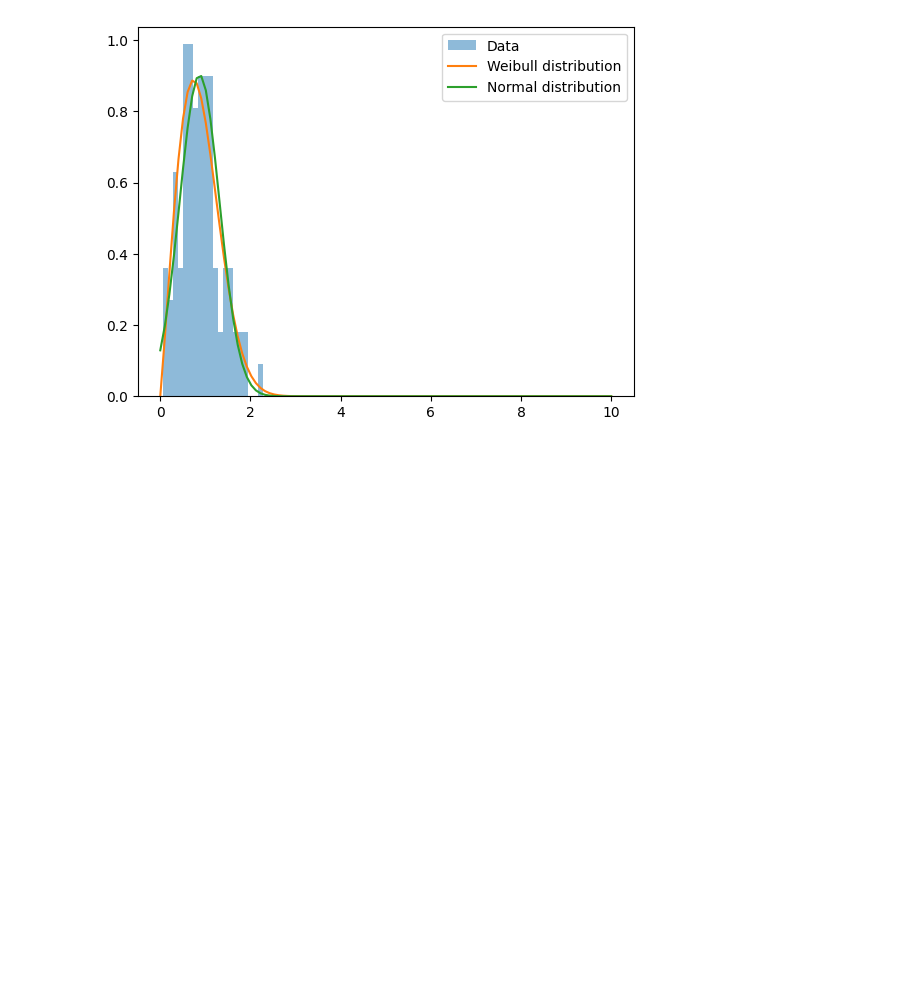
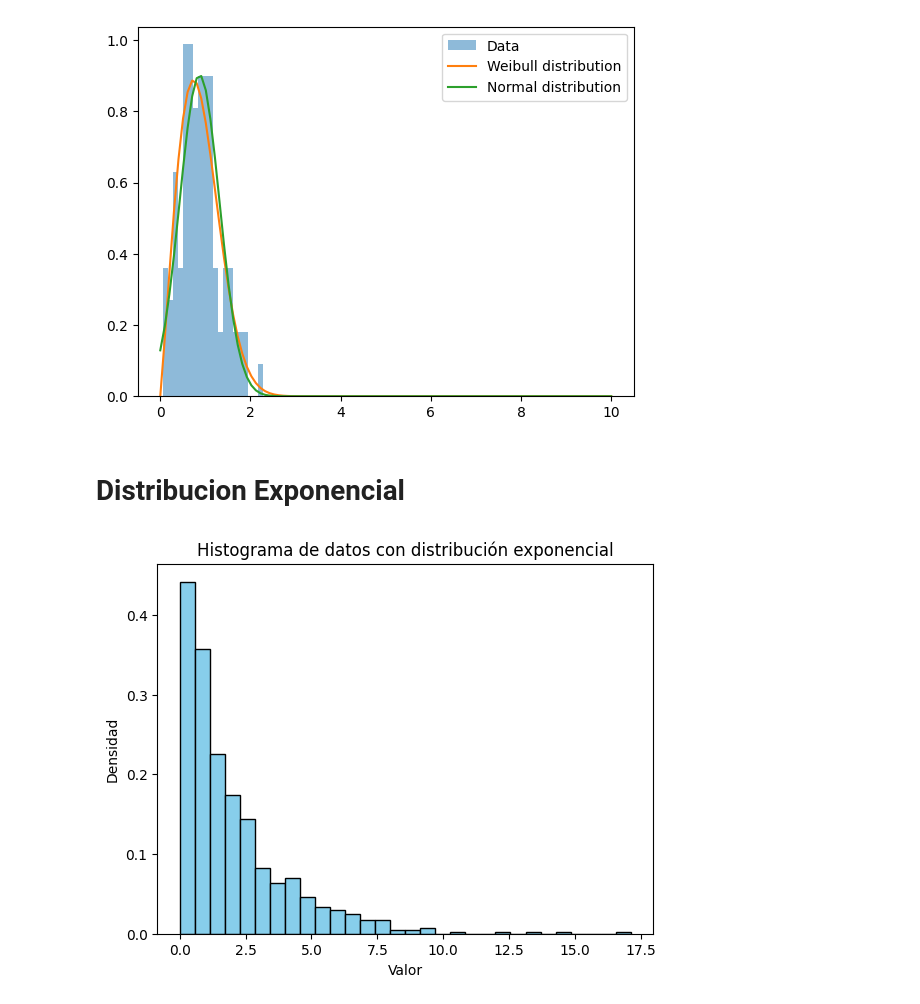
Before and after one commit to Egeekle/Estadistica-para-Ciencia-de-Datos, a Jupyter notebook: python/notebooks/Chapter 3 - Statistical Experiments and Significance Testing.ipynb, the cells around one changed output. Drawn from its saved outputs; the diff is of its cells as text; code cells hidden in the pictures; blank space fills up the shorter version.

```diff
--- a/python/notebooks/Chapter 3 - Statistical Experiments and Significance Testing.ipynb
+++ b/python/notebooks/Chapter 3 - Statistical Experiments and Significance Testing.ipynb
@@ -625,3 +636,22 @@ Data summary statistics: mean=0.8715242076443646, std=0.44186163652560717
 Weibull distribution summary statistics: mean=2.1074078584897022, std=-0.018250669229700346
 p-value=1.0185551578432261
 [figure]
+# %% [markdown]
+# Distribucion Exponencial
+# %%
+import numpy as np
+import matplotlib.pyplot as plt
+from scipy.stats import expon
+
+# Generar datos ficticios con distribución exponencial
+np.random.seed(0)
+datos_exponenciales = np.random.exponential(scale=2, size=1000)  # Escala = 2, tamaño = 1000
+
+# Visualización de datos
+plt.hist(datos_exponenciales, bins=30, density=True, color='skyblue', edgecolor='black')
+plt.title('Histograma de datos con distribución exponencial')
+plt.xlabel('Valor')
+plt.ylabel('Densidad')
+plt.show()
+# %% [output]
+[figure, added]
```
Also changed, not shown: parts of 15 cells of this notebook, 1 other file.
